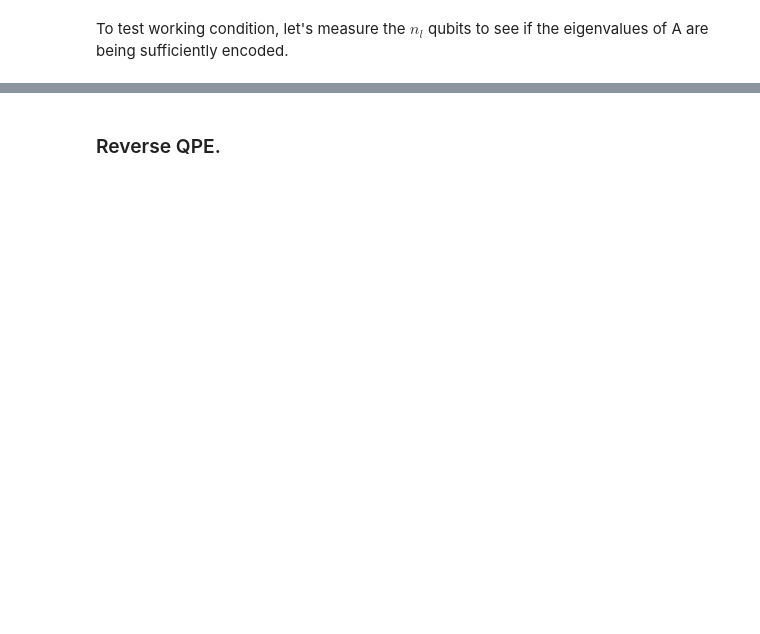
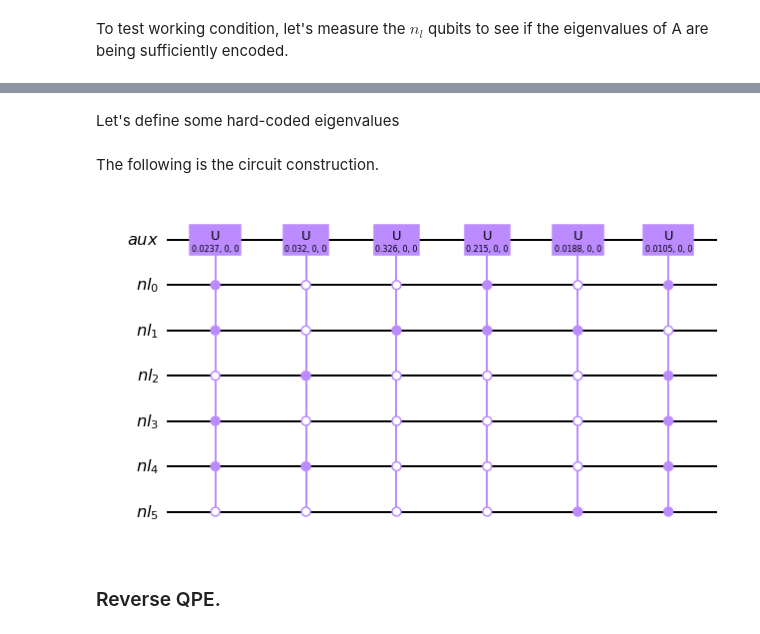
Before and after one commit to tybens/quantum-data-fitting-HHL, a Jupyter notebook: hhl-non-hermitian.ipynb, the cells around one changed output, grey strips where cells are left out. Saved outputs shown, nothing was run; the diff lists cells and outputs as text; code cells hidden in the pictures; blank space fills up the shorter version.

```diff
--- a/hhl-non-hermitian.ipynb
+++ b/hhl-non-hermitian.ipynb
@@ -260,3 +272,30 @@ TODO:
+# %% [markdown]
+Let's define some hard-coded eigenvalues
+# %%
+eigenvalues = top_six_phase
+C = 0.01 # redefine C to be smaller than the smallest eigenvalue
+# %% [markdown]
+The following is the circuit construction.
+# %%
+# circuit construction
+from qiskit.circuit.library.standard_gates import UGate
+import math
+
+def theta_angle(C, eigenvalue_bin):
+    eigenvalue = int(eigenvalue_bin, 2)/(2**n_eig)
+    ratio = C/eigenvalue
+    return math.asin(ratio)
+
+eig_invert_circ = QuantumCircuit(aux, n_l)
+
+for ev in eigenvalues:
+    rot_angle = theta_angle(C, ev)
+    cu_gate = UGate(rot_angle, 0, 0).control(n_eig, ctrl_state = ev)
+    wiring = [i for i in range(1, n_eig+1)]+[0]
+    eig_invert_circ.append(cu_gate, wiring)
+eig_invert_circ.draw('mpl')
+# %% [output]
+[figure, added]
 # %% [markdown]
 ### Reverse QPE.
 # %%
```
Also changed, not shown: parts of 22 cells of this notebook.
